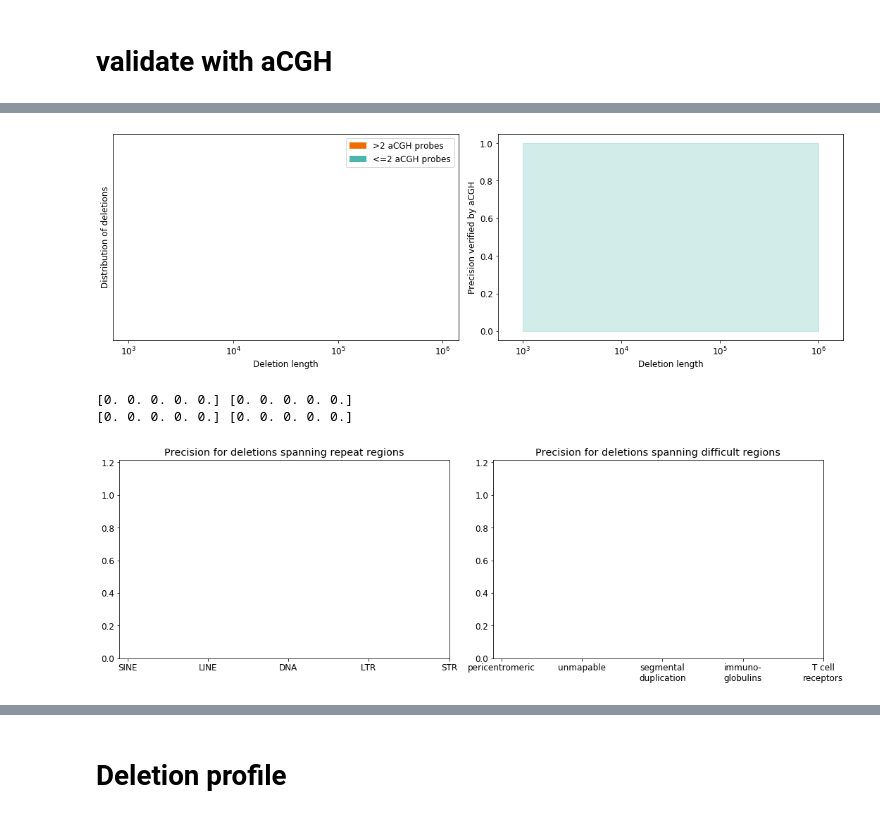
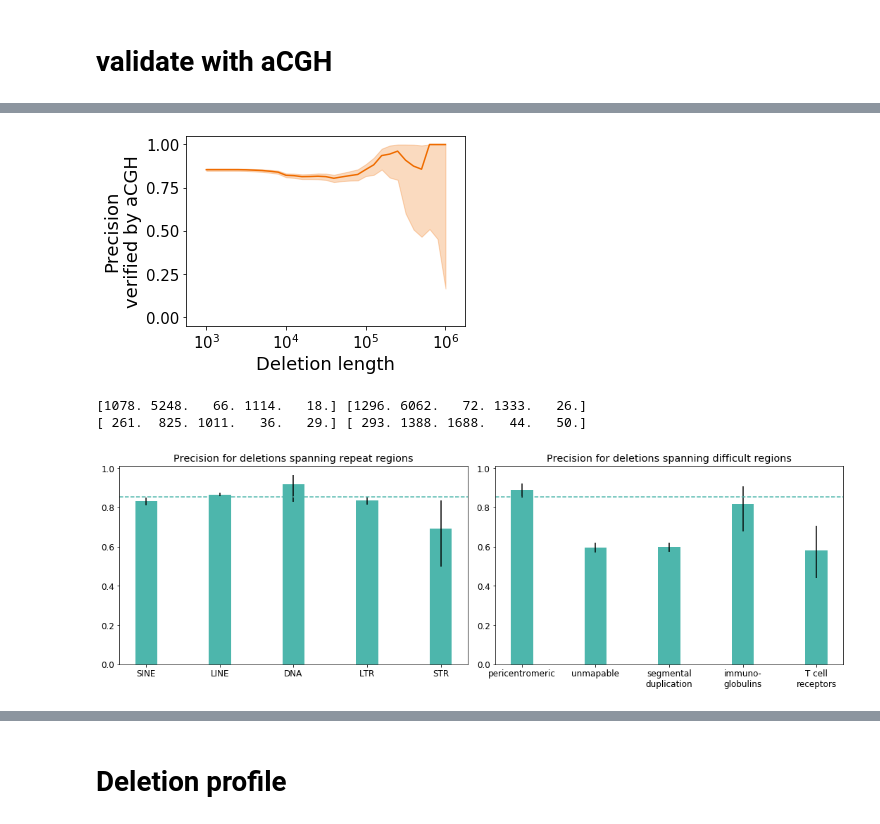
Before and after one commit to kpaskov/PhasingFamilies, a Jupyter notebook: validation/aCGH.ipynb, the cells around one changed output, grey strips where cells are left out. Drawn from its saved outputs; the diff is of its cells as text; code cells hidden in the pictures.

```diff
--- a/validation/aCGH.ipynb
+++ b/validation/aCGH.ipynb
@@ -17,9 +17,8 @@ ped_file = '../../DATA/ssc/ssc.ped'
 chroms = [str(x) for x in range(1, 23)]
 
 assembly = '37'
-# %%
-colors=['#ef6c00', '#4db6ac', '#ce93d8ff']
-matplotlib.rcParams.update({'font.size': 15})
+# %%
+colors=['#ef6c00ff', '#4db6acff', '#b3a77dff', '#695d46ff', '#ce93d8ff', '#009668ff', ]
 # %%
 ssc_old_id_to_new_id = dict()
 with open('../data/ssc.id_map.from.repository', 'r') as f:
@@ -331,5 +343,5 @@ plt.show()
 # %%
-matplotlib.rcParams.update({'font.size': 12})
+#matplotlib.rcParams.update({'font.size': 18})
 
 fig = plt.figure(figsize=(5, 4))
 #plt.hist(np.clip(sebat_acgh[sebat_has_acgh & ~is_sebat_excluded], -2, 2),
@@ -338,12 +350,13 @@ plt.hist(np.clip(acgh[has_acgh], -2, 2),
          alpha=0.5, bins=np.arange(-2.1, 2.1, 0.1), color=colors[0], label='Family-based method', density=True)
 
 plt.axvline(-0.25, color='black', linestyle='--')
-plt.legend()
-plt.xlabel('Lowess of local ratio')
-plt.title('Median aCGH probe value per deletion')
-plt.xticks(np.arange(-2, 3), ['1/4', '1/2', '1', '2', '4'])
+#plt.axvline(-0.66, color='black', linestyle='--')
+#plt.legend()
+plt.xlabel('Lowess of local ratio', fontsize=18)
+plt.title('Median deletion\naCGH LOWESS of local ratio', fontsize=18)
+plt.xticks([-2, -1, -0.25, 0, 1, 2], ['1/4', '1/2', '0.84', '1', '2', '4'], rotation=90, fontsize=18)
 plt.yticks([])
-plt.ylabel('Distribution of deletions')
+#plt.ylabel('Distribution of deletions')
 #plt.show()
 fig.savefig('../plots/med_acgh.png', dpi=fig.dpi)
 # %% [output]
@@ -357,49 +390,49 @@ plt.show()
 # %%
-fig = plt.figure(figsize=(15, 5))
+fig = plt.figure(figsize=(5, 3.5))
 
-plt.subplot(1, 2, 1)
-plt.xlabel('Deletion length')
-plt.hist([np.log10(lengths[has_acgh]),
-          np.log10(lengths[~has_acgh & np.array([x is not None for x in num_markers])])],
-          bins=np.arange(3, 6.25, 0.25), color=colors[:2], label='Our method', stacked=True)
-handles = [Rectangle((0,0),1,1, color=c, linewidth=0, ec="k") for c in colors]
-labels= [">2 aCGH probes","<=2 aCGH probes"]
-plt.legend(handles, labels)
-plt.xticks(np.arange(3, 7), ['$10^{%d}$' % x for x in np.arange(3, 7)])
-plt.yticks([])
-plt.ylabel('Distribution of deletions')
+#plt.subplot(1, 2, 1)
+#plt.hist([np.log10(lengths[has_acgh]),
+#          np.log10(lengths[~has_acgh & np.array([x is not None for x in num_markers])])],
+#          bins=np.arange(3, 6.25, 0.25), color=[colors[0], colors[1]], label='Our method', stacked=True)
+#handles = [Rectangle((0,0),1,1, color=c, linewidth=0, ec="k") for c in [colors[0], colors[1]]]
+#labels= [">2 aCGH probes","<=2 aCGH probes"]
+#plt.legend(handles, labels, fontsize=15)
+#plt.xticks(np.arange(3, 7), ['$10^{%d}$' % x for x in np.arange(3, 7)], fontsize=15)
+#plt.yticks([])
+#plt.xlabel('Deletion length', fontsize=18)
 
-plt.subplot(1, 2, 2)
+#plt.subplot(1, 2, 2)
 
 bins = np.arange(3, 6.1, 0.1).tolist()
 
 percent_val = np.zeros((len(bins),))
 percent_val_ub, percent_val_lb = np.zeros((len(bins),)), np.zeros((len(bins),))
 #plt.xticks(np.arange(2, 7), ['$10^{%d}$' % x for x in np.arange(2, 7)])
 
 for i, j in enumerate(bins):
     x = np.sum((np.log10(lengths)>=j) & has_acgh & is_val_acgh)
     n = np.sum((np.log10(lengths)>=j) & has_acgh)
     percent_val[i] = x/n
     percent_val_ub[i], percent_val_lb[i] = sm.stats.proportion_confint(x, n, alpha=0.05, method='agresti_coull')
 
-plt.plot(bins, percent_val, label='Family-based method', color=colors[1])
-plt.fill_between(bins, percent_val_ub, percent_val_lb, color=colors[1], alpha=0.25)
+plt.plot(bins, percent_val, label='Family-based method', color=colors[0])
+plt.fill_between(bins, percent_val_ub, percent_val_lb, color=colors[0], alpha=0.25)
 
-plt.xlabel('Deletion length')
-plt.ylabel('Precision verified by aCGH')
+plt.xlabel('Deletion length', fontsize=18)
+plt.ylabel('Precision\nverified by aCGH', fontsize=18)
 plt.ylim([-0.05, 1.05])
-plt.xticks(np.arange(3, 7), ['$10^{%d}$' % x for x in np.arange(3, 7)])
+plt.xticks(np.arange(3, 7), ['$10^{%d}$' % x for x in np.arange(3, 7)], fontsize=15)
+plt.yticks(fontsize=15)
 plt.xlim([2.75, 6.25])
-plt.tight_layout()
+#plt.tight_layout()
 
 
 
 
 #plt.show()
 fig.savefig('../plots/acgh_val.png', dpi=fig.dpi)
 # %% [output]
-[figure, old version]
+[figure, new version]
 # %%
 def get_confint(x, n):
     val = x/n
@@ -460,9 +493,9 @@ plt.title('Precision for deletions spanning difficult regions')
 plt.tight_layout()
 fig.savefig('../plots/hard-to-sequence.png', dpi=fig.dpi)
 # %% [output]
-[0. 0. 0. 0. 0.] [0. 0. 0. 0. 0.]
-[0. 0. 0. 0. 0.] [0. 0. 0. 0. 0.]
+[1078. 5248.   66. 1114.   18.] [1296. 6062.   72. 1333.   26.]
+[ 261.  825. 1011.   36.   29.] [ 293. 1388. 1688.   44.   50.]
-[figure, old version]
+[figure, new version]
 # %%
 print(is_region[:, region_to_index[('filtered', 'abparts')]].shape, len(deletions))
 # %% [output]
```
Also changed, not shown: parts of 23 cells of this notebook, 20 other files.
